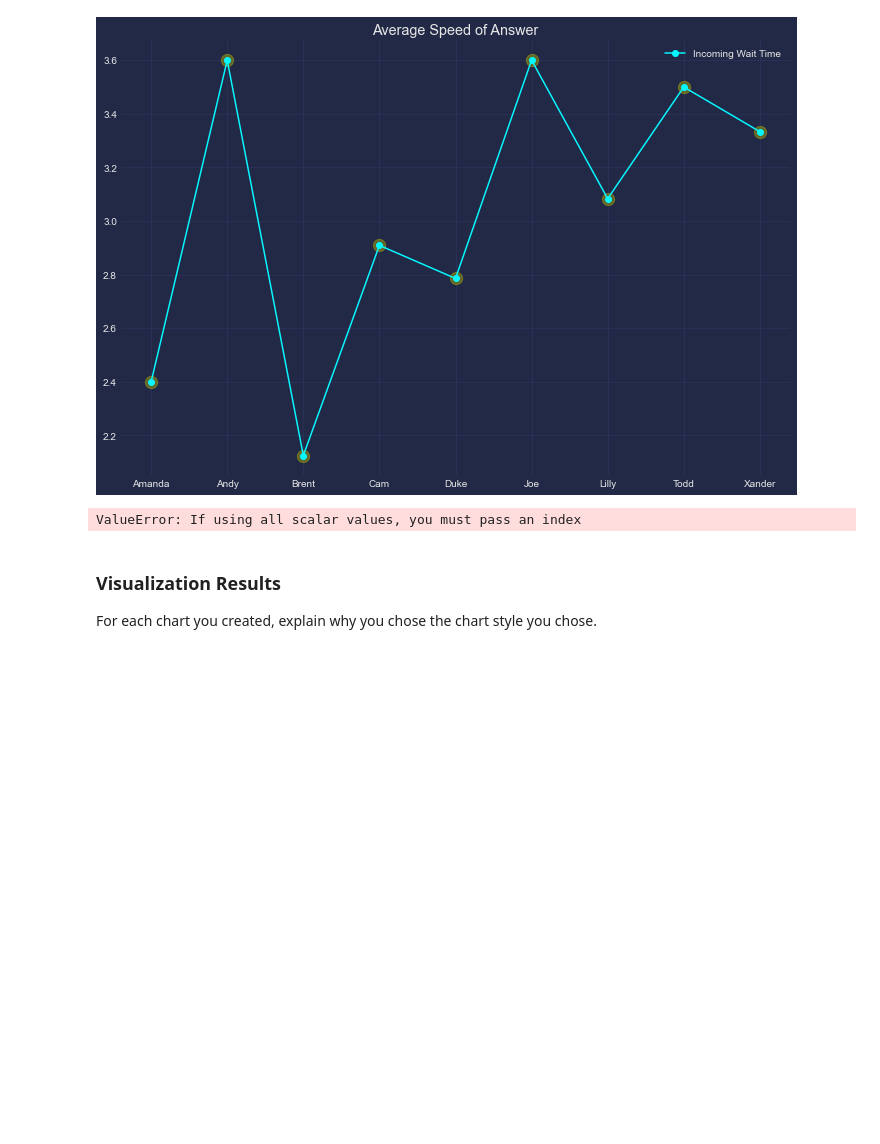
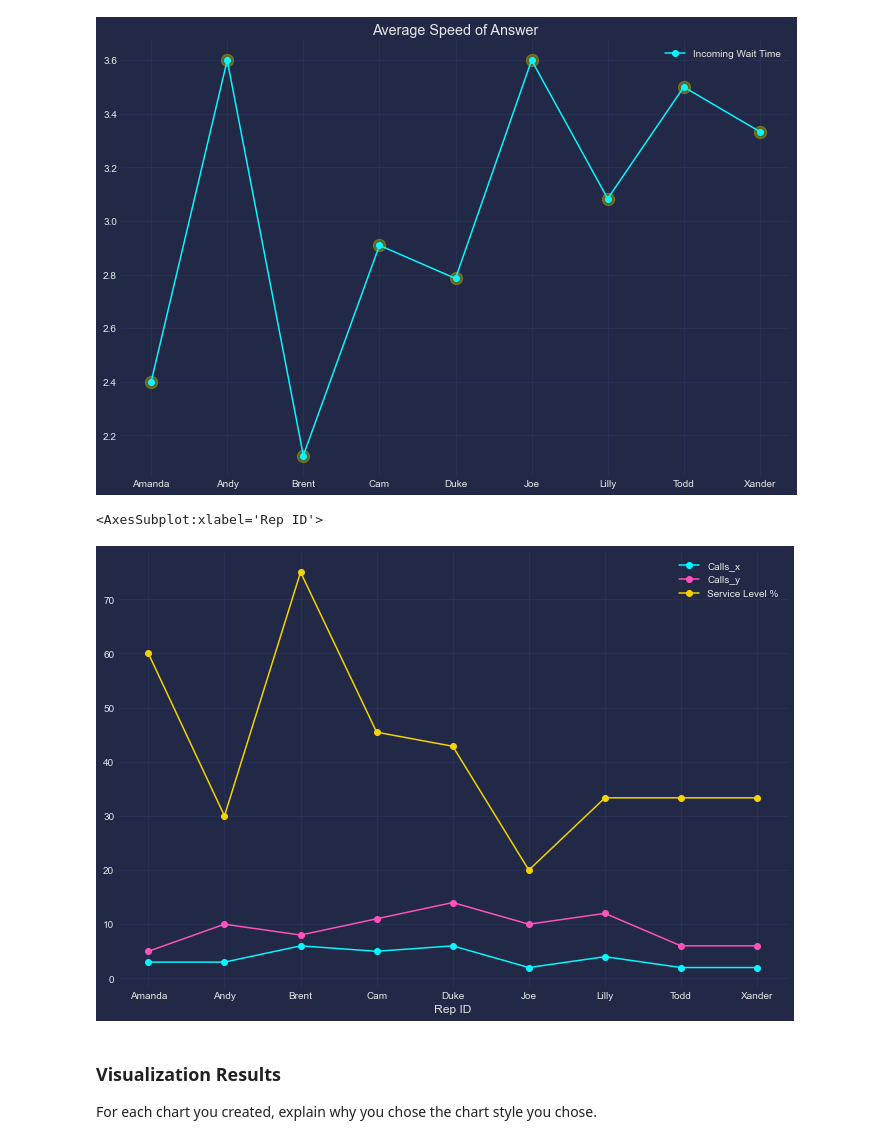
Before and after one commit to theuseriam/call-center-cleanup-assignment, a Jupyter notebook: Call Center Cleanup.ipynb, the cells around one changed output. Drawn from its saved outputs; the diff is of its cells as text; code cells hidden in the pictures; blank space fills up the shorter version.

```diff
--- a/Call Center Cleanup.ipynb
+++ b/Call Center Cleanup.ipynb
@@ -510,27 +506,18 @@ UFuncTypeError: ufunc 'multiply' did not contain a loop with signature matching
 # %%
 # Create visualization 3 here
 # The three dictionaries, complaints, sales_support, and product_support, have the information you need
 purpose_group = df.groupby("Call Purpose")
 purpose_counts = purpose_group["Incoming or Outgoing"].value_counts()
 complaints = purpose_counts["Complaint"].to_dict()
 sales_support = purpose_counts["Sales Support"].to_dict()
 product_support = purpose_counts["Product Support"].to_dict()
 
 
-#create data frames based on variables
-complaints_df = pd.DataFrame(complaints)
-sales_support_df = pd.DataFrame(sales_support)
-product_support_df = pd.DataFrame(product_support)
 
-
-# swarms of observations on top of a violin plot:
-
-#ax = sns.violinplot(x=complaints_df, y = sales_support_df, data = product_support_df, inner = None)
-
-ax = sns.swarmplot(x = complaints_df, y = sales_support_df, data = product_support_df,
-                  color = 'black', edgecolor = 'gray')
+service_level.plot(marker='o')
 # %% [output]
-ValueError: If using all scalar values, you must pass an index
+<AxesSubplot:xlabel='Rep ID'>
+[figure, added]
 # %% [markdown]
 ### Visualization Results
 
```
Also changed, not shown: parts of 1 cell of this notebook.
